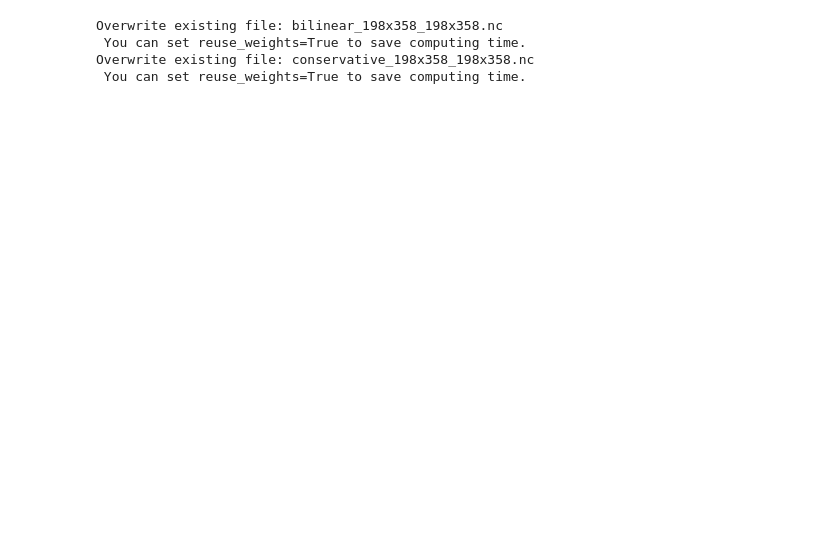
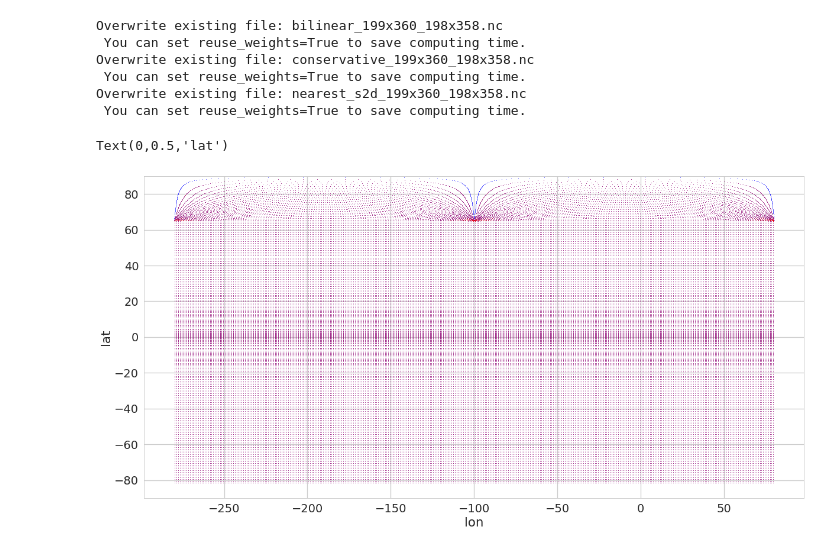
Before and after one commit to JiaweiZhuang/regrid_test, a Jupyter notebook: Test_Conservative_Regridding.ipynb, the cells around one changed output. Saved outputs shown, nothing was run; the diff lists cells and outputs as text; code cells hidden in the pictures; blank space fills up the shorter version.

```diff
--- a/Test_Conservative_Regridding.ipynb
+++ b/Test_Conservative_Regridding.ipynb
@@ -5,9 +5,13 @@ import os
 import cartopy.crs as ccrs
 from cartopy.mpl.gridliner import LONGITUDE_FORMATTER, LATITUDE_FORMATTER
 import matplotlib.pyplot as plt
+import seaborn as sns
+# General plotting settings
+sns.set_style('whitegrid')
+sns.set_context("talk", font_scale=1.5, rc={"lines.linewidth": 2.5})
 
 # Data at https://atmos.washington.edu/~nicway/data/ (2.8 and 4.2 MB)
-data_dir =  # Where you download the files
+data_dir =  r'/home/disk/sipn/nicway/public_html/data'# Where you download the files
 os.chdir(data_dir)
 
 ds_in = xr.open_dataset('ds_in_small.nc')
@@ -16,17 +20,36 @@ ds_in
 ds_target = xr.open_dataset('ds_target.nc')
 ds_target
 
-# Uncomment to remove singularities
-ds_in = ds_in.isel(ni=slice(1,359), nj=slice(1,199), ni_b=slice(1,360), nj_b=slice(1,200))
-ds_target = ds_target.isel(ni=slice(1,359), nj=slice(1,199), ni_b=slice(1,360), nj_b=slice(1,200))
+# remove "top" row
+ds_in_trim = ds_in.isel(nj=slice(0,199), nj_b=slice(0,200))
 
-regridder = xesmf.Regridder(ds_in, ds_target, 'bilinear')
-sic_bilinear = regridder(ds_in.sic)
+# Not sure why this step is needed
+ds_targettrim = ds_target.isel(ni=slice(1,359), nj=slice(1,199), ni_b=slice(1,360), nj_b=slice(1,200))
 
-regridder = xesmf.Regridder(ds_in, ds_target, 'conservative')
-sic_conservative = regridder(ds_in.sic)
+regridder = xesmf.Regridder(ds_in_trim, ds_targettrim, 'bilinear')
+sic_bilinear = regridder(ds_in_trim.sic)
+
+regridder = xesmf.Regridder(ds_in_trim, ds_targettrim, 'conservative')
+sic_conservative = regridder(ds_in_trim.sic)
+
+regridder = xesmf.Regridder(ds_in_trim, ds_targettrim, 'nearest_s2d')
+sic_nearest_s2d = regridder(ds_in_trim.sic)
 # %% [output]
-Overwrite existing file: bilinear_198x358_198x358.nc
+Overwrite existing file: bilinear_199x360_198x358.nc
  You can set reuse_weights=True to save computing time.
-Overwrite existing file: conservative_198x358_198x358.nc
+Overwrite existing file: conservative_199x360_198x358.nc
  You can set reuse_weights=True to save computing time.
+Overwrite existing file: nearest_s2d_199x360_198x358.nc
+ You can set reuse_weights=True to save computing time.
+# %%
+# Plot the input Grid
+plt.figure(figsize=(20,10))
+plt.scatter(ds_in['lon'], ds_in['lat'], s=0.2, c='b', label='orginal grid')  # plot grid locations
+plt.scatter(ds_in_trim['lon'], ds_in_trim['lat'], s=0.1, c='r', label='top row removed')  # plot grid locations
+
+plt.ylim([-90, 90])
+plt.xlabel('lon')
+plt.ylabel('lat')
+# %% [output]
+Text(0,0.5,'lat')
+[figure, added]
```
Also changed, not shown: parts of 6 cells of this notebook.
